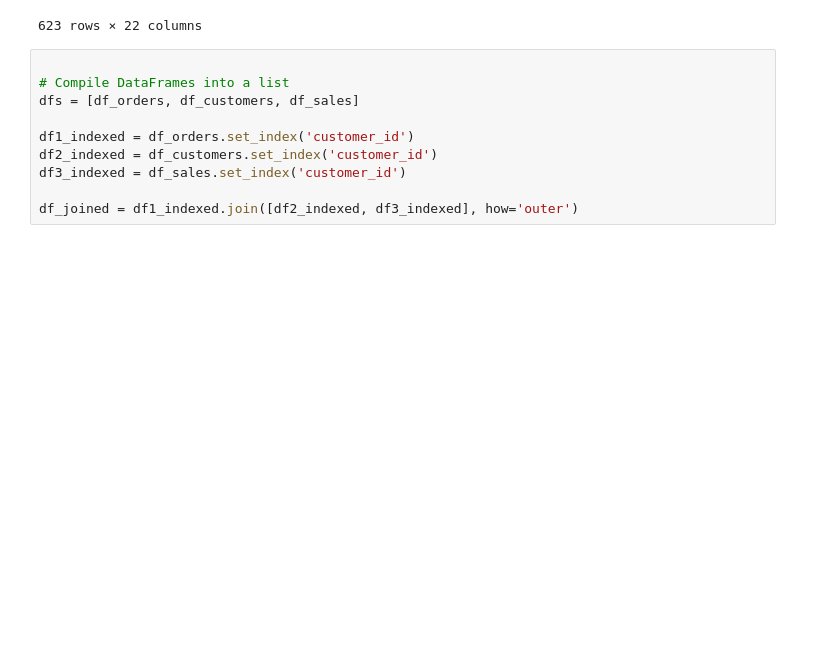
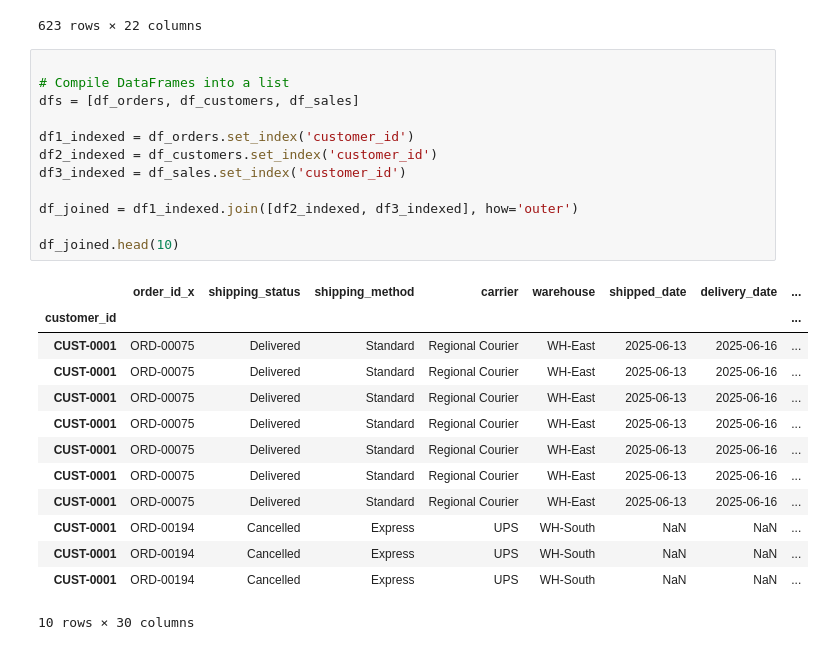
Before and after one commit to betexcr/pandas-crash-course, a Jupyter notebook: merging.ipynb, the cells around one changed output. Cells and saved outputs as stored; diff of their text form; blank space fills up the shorter version.

```diff
--- a/merging.ipynb
+++ b/merging.ipynb
@@ -23,10 +23,26 @@ pd.concat([df_customers,df])
 # %%
 
 # Compile DataFrames into a list
 dfs = [df_orders, df_customers, df_sales]
 
 df1_indexed = df_orders.set_index('customer_id')
 df2_indexed = df_customers.set_index('customer_id')
 df3_indexed = df_sales.set_index('customer_id')
 
 df_joined = df1_indexed.join([df2_indexed, df3_indexed], how='outer')
+
+df_joined.head(10)
+# %% [output]
+|  | order_id_x | shipping_status | shipping_method | carrier | warehouse | shipped_date | delivery_date | ... |
+| customer_id |  |  |  |  |  |  |  | ... |
+| CUST-0001 | ORD-00075 | Delivered | Standard | Regional Courier | WH-East | 2025-06-13 | 2025-06-16 | ... |
+| CUST-0001 | ORD-00075 | Delivered | Standard | Regional Courier | WH-East | 2025-06-13 | 2025-06-16 | ... |
+| CUST-0001 | ORD-00075 | Delivered | Standard | Regional Courier | WH-East | 2025-06-13 | 2025-06-16 | ... |
+| CUST-0001 | ORD-00075 | Delivered | Standard | Regional Courier | WH-East | 2025-06-13 | 2025-06-16 | ... |
+| CUST-0001 | ORD-00075 | Delivered | Standard | Regional Courier | WH-East | 2025-06-13 | 2025-06-16 | ... |
+| CUST-0001 | ORD-00075 | Delivered | Standard | Regional Courier | WH-East | 2025-06-13 | 2025-06-16 | ... |
+| CUST-0001 | ORD-00075 | Delivered | Standard | Regional Courier | WH-East | 2025-06-13 | 2025-06-16 | ... |
+| CUST-0001 | ORD-00194 | Cancelled | Express | UPS | WH-South | NaN | NaN | ... |
+| CUST-0001 | ORD-00194 | Cancelled | Express | UPS | WH-South | NaN | NaN | ... |
+| CUST-0001 | ORD-00194 | Cancelled | Express | UPS | WH-South | NaN | NaN | ... |
+10 rows × 30 columns
```
Also changed, not shown: 3 other files.
